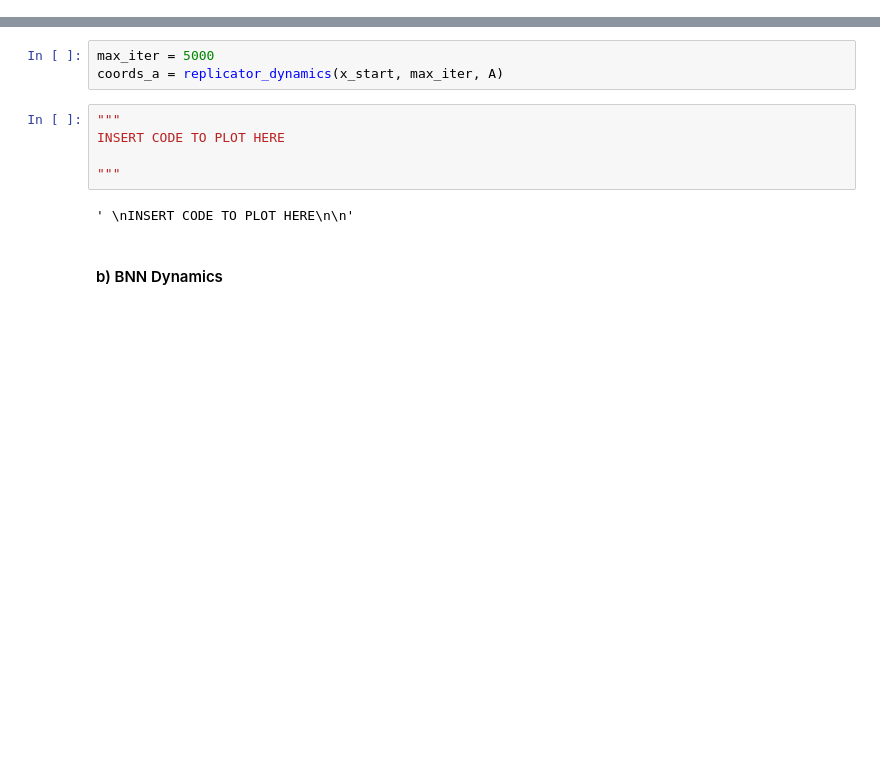
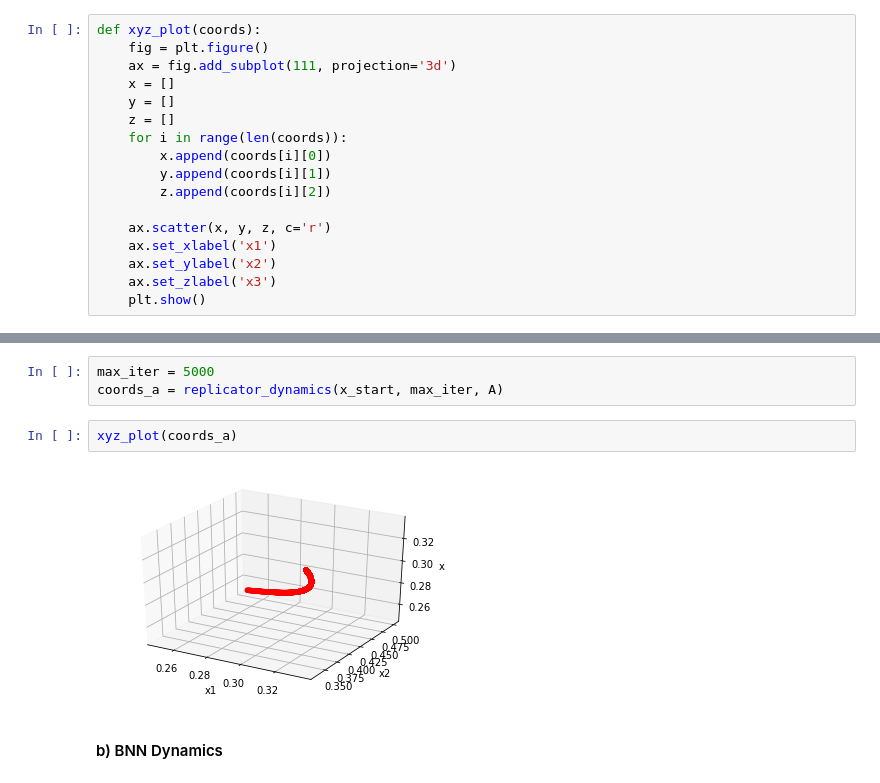
Before and after one commit to frank-ye/ECSE508, a Jupyter notebook: dynamics.ipynb, the cells around one changed output, grey strips where cells are left out. Drawn from its saved outputs; the diff is of its cells as text; blank space fills up the shorter version.

Commit message:
Added 3D Plotting Function

```diff
--- a/dynamics.ipynb
+++ b/dynamics.ipynb
@@ -6,3 +8,20 @@ import matplotlib.pyplot as plt
+# %%
+def xyz_plot(coords):
+    fig = plt.figure()
+    ax = fig.add_subplot(111, projection='3d')
+    x = []
+    y = []
+    z = []
+    for i in range(len(coords)):
+        x.append(coords[i][0])
+        y.append(coords[i][1])
+        z.append(coords[i][2])
+
+    ax.scatter(x, y, z, c='r')
+    ax.set_xlabel('x1')
+    ax.set_ylabel('x2')
+    ax.set_zlabel('x3')
+    plt.show()
 # %%
 # Utility matrix for 2 player symmetric game
 A = np.array([[0, 5, 4],
@@ -42,13 +61,10 @@ def replicator_dynamics(x_initial, num_iter, matrix, learning_rate=1e-3):
 # %%
 max_iter = 5000
 coords_a = replicator_dynamics(x_start, max_iter, A)
-# %%
-"""
-INSERT CODE TO PLOT HERE
-
-"""
-# %% [output]
-' \nINSERT CODE TO PLOT HERE\n\n'
+# %%
+xyz_plot(coords_a)
+# %% [output]
+[figure, added]
 # %% [markdown]
 #### b) BNN Dynamics
 # %%
```
Also changed, not shown: parts of 6 cells of this notebook, 1 other file.
